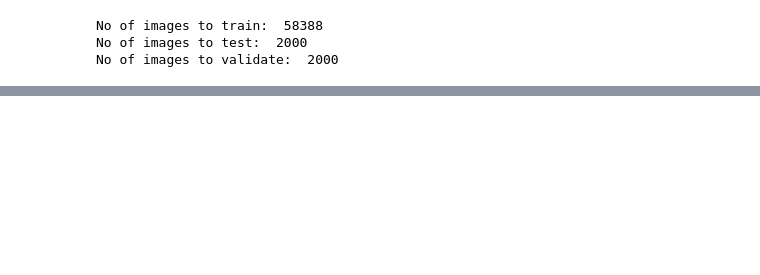
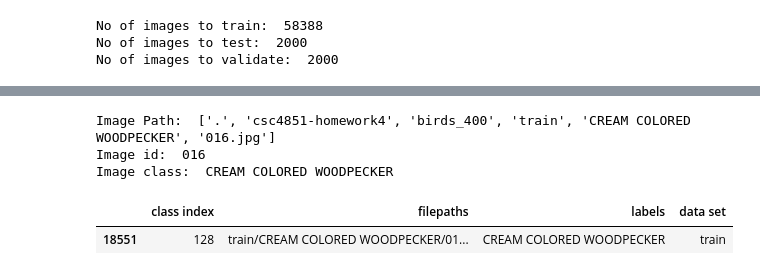
Before and after one commit to nvk681/intro_dl_hw4, a Jupyter notebook: kaggle_EDA.ipynb, the cells around one changed output, grey strips where cells are left out. Cells and saved outputs as stored; diff of their text form; code cells hidden in the pictures; blank space fills up the shorter version.

```diff
--- a/kaggle_EDA.ipynb
+++ b/kaggle_EDA.ipynb
@@ -55,0 +137,19 @@ submission column names:  ['id', 'birds']
+# %%
+# Extractinf id from an image
+image_name = train_images[0]
+id_stem = Path(image_name).stem
+image_name = image_name.split('/')
+print('Image Path: ', image_name)
+print('Image id: ', id_stem)
+print('Image class: ', image_name[-2])
+# %% [output]
+Image Path:  ['.', 'csc4851-homework4', 'birds_400', 'train', 'CREAM COLORED WOODPECKER', '016.jpg']
+Image id:  016
+Image class:  CREAM COLORED WOODPECKER
+# %%
+#Reading data from csv for a selected image
+row_data_from_csv = birds.loc[birds['filepaths'] == "train/"+image_name[-2]+"/"+image_name[-1]]
+row_data_from_csv
+# %% [output]
+|  | class index | filepaths | labels | data set |
+| 18551 | 128 | train/CREAM COLORED WOODPECKER/01... | CREAM COLORED WOODPECKER | train |
```
Also changed, not shown: parts of 4 cells of this notebook.
